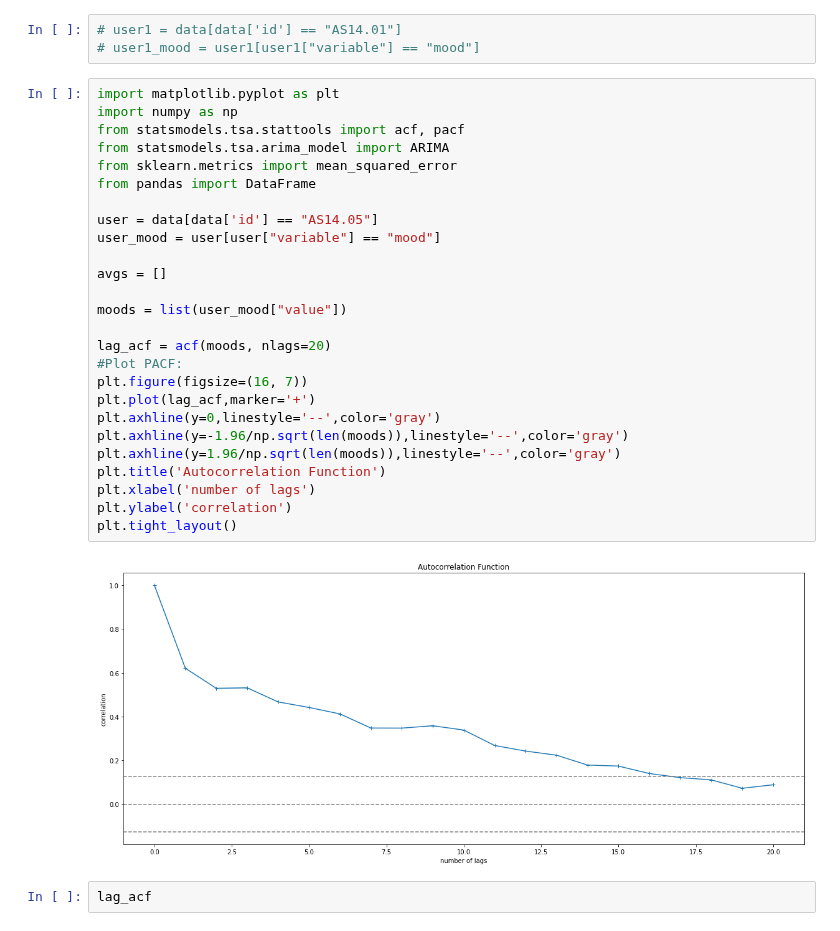
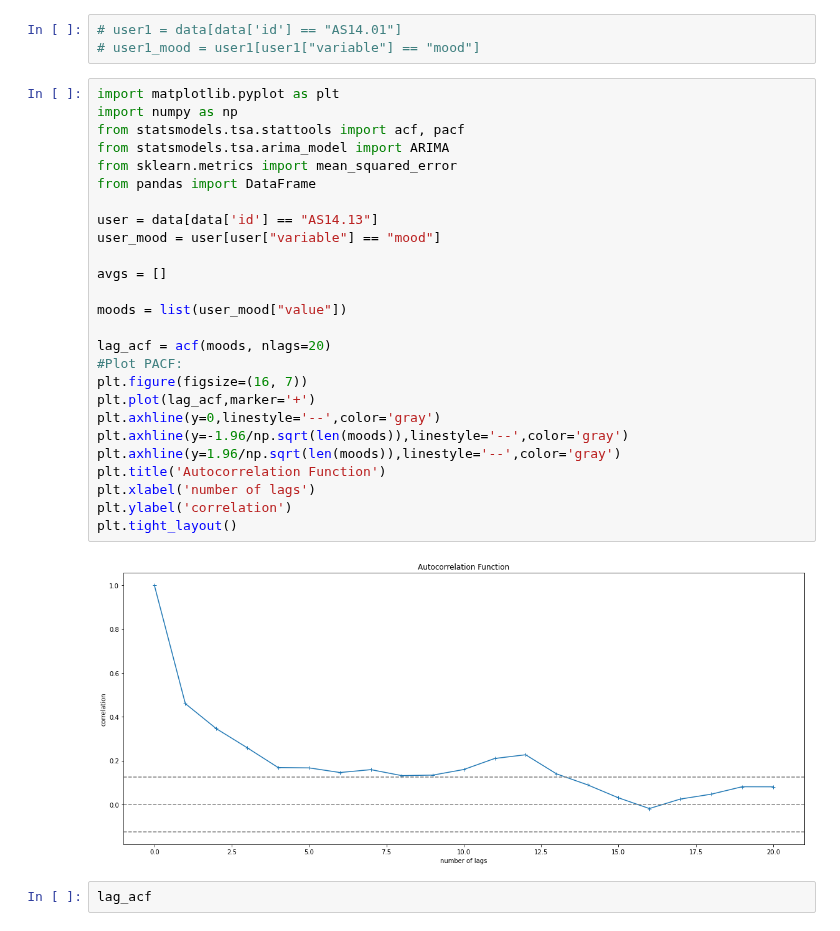
Before and after one commit to guybrush1989/DMT-Group80, a Jupyter notebook: ARIMA.ipynb, the cells around one changed output. Drawn from its saved outputs; the diff is of its cells as text.

```diff
--- a/ARIMA.ipynb
+++ b/ARIMA.ipynb
@@ -47,31 +47,31 @@ array(['AS14.01', 'AS14.02', 'AS14.03', 'AS14.05', 'AS14.06', 'AS14.07',
 # %%
 import matplotlib.pyplot as plt
 import numpy as np
 from statsmodels.tsa.stattools import acf, pacf
 from statsmodels.tsa.arima_model import ARIMA
 from sklearn.metrics import mean_squared_error
 from pandas import DataFrame
 
-user = data[data['id'] == "AS14.05"]
+user = data[data['id'] == "AS14.13"]
 user_mood = user[user["variable"] == "mood"]
 
 avgs = []
 
 moods = list(user_mood["value"])
 
 lag_acf = acf(moods, nlags=20)
 #Plot PACF:
 plt.figure(figsize=(16, 7))
 plt.plot(lag_acf,marker='+')
 plt.axhline(y=0,linestyle='--',color='gray')
 plt.axhline(y=-1.96/np.sqrt(len(moods)),linestyle='--',color='gray')
 plt.axhline(y=1.96/np.sqrt(len(moods)),linestyle='--',color='gray')
 plt.title('Autocorrelation Function')
 plt.xlabel('number of lags')
 plt.ylabel('correlation')
 plt.tight_layout()
 # %% [output]
-[figure, old version]
+[figure, new version]
 # %%
 lag_acf
 # %% [output]
```
Also changed, not shown: parts of 3 cells of this notebook.
